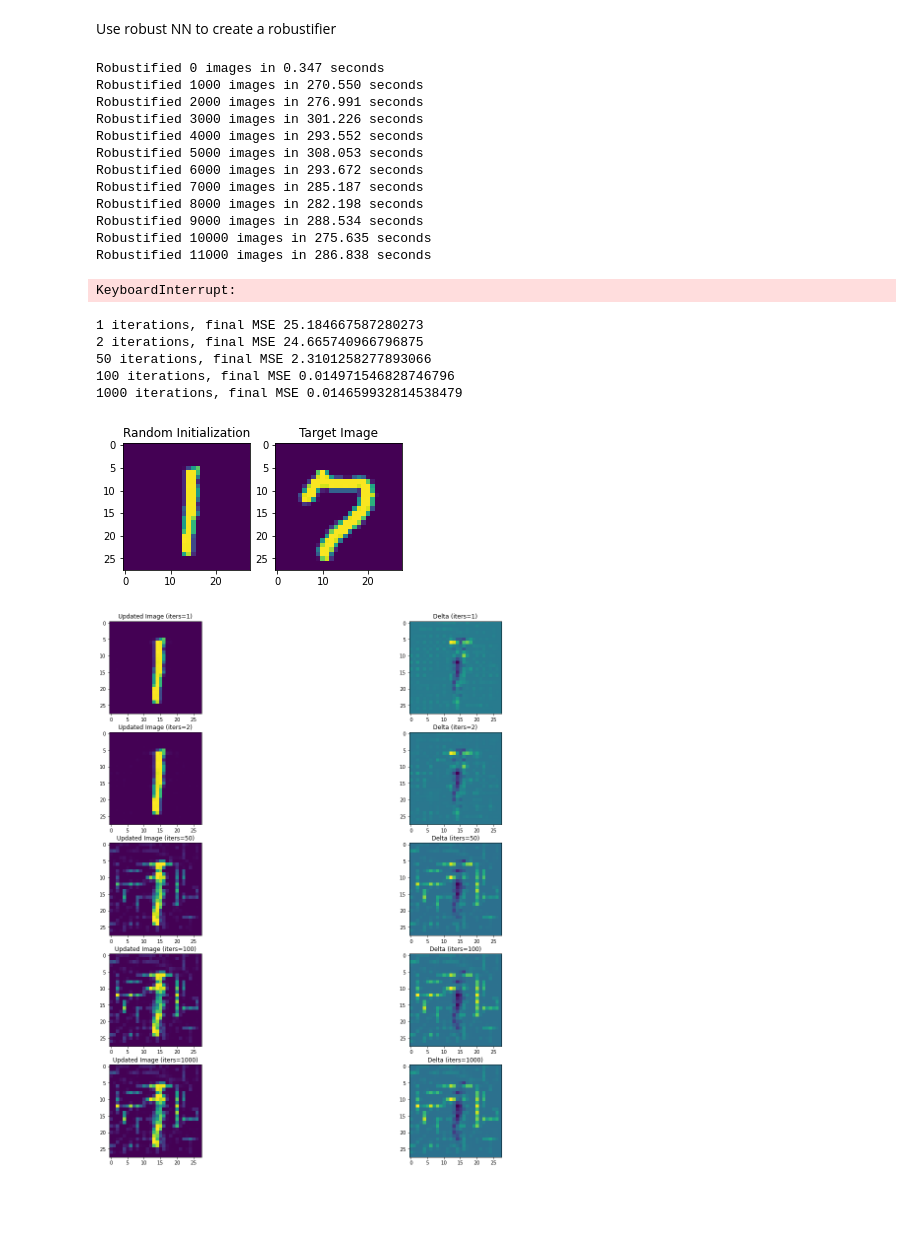
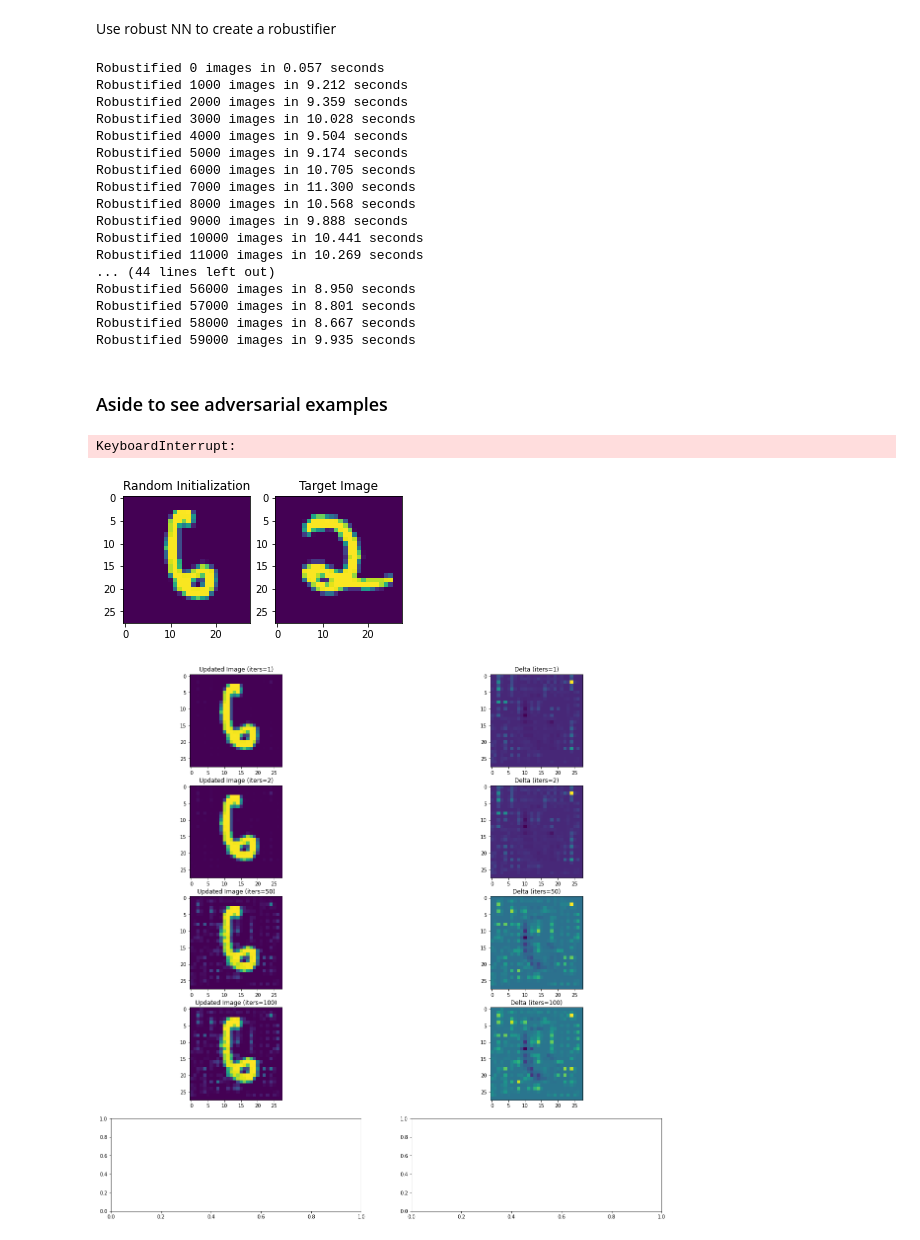
Before and after one commit to kchare/advex_notbugs_features, a Jupyter notebook: notebooks/robust_feature_extraction.ipynb, the cells around one changed output. Cells and saved outputs as stored; diff of their text form; code cells hidden in the pictures; blank space fills up the shorter version.

```diff
--- a/notebooks/robust_feature_extraction.ipynb
+++ b/notebooks/robust_feature_extraction.ipynb
@@ -86,0 +156,13 @@ def pgd_linf(model, X, y, epsilon, alpha, num_iter):
+# %%
+test_model = build_cnn_model(1, 32)
+for b in train_ds.unbatch():
+    X, y = b
+    X = tf.expand_dims(X, 0)
+    delta = pgd_l2_adv(test_model, X, y, epsilon=0.1, alpha=1, num_iter=50)
+#     delta = pgd_linf(test_model, X, y, epsilon=0.1, alpha=1e-2, num_iter=50)
+
+    Xd = X + delta
+    break
+fig, axs = plt.subplots(2)
+axs[0].imshow(np.squeeze(X))
+axs[1].imshow(np.squeeze(Xd))
@@ -104,8 +247,9 @@ for n in range(EPOCHS):
         X, y = b
 
         # Apply attack during training as well as testing
-        delta = fgsm_attack(robust_model, X, y, 0.02)
-#         delta = pgd_linf(robust_model, X, y, epsilon=0.1, alpha=1e-2, num_iter=40)
+#         delta = fgsm_attack(robust_model, X, y, 0.02)
+        delta = pgd_l2_adv(robust_model, X, y, bounded=True, epsilon=0.1, alpha=1e-2, num_iter=40)
+#         delta = pgd_linf(robust_model, X, y, epsilon=0.1, alpha=1e-1, num_iter=40)
         Xd = X + delta
 
         l, acc = robust_model.train_on_batch(Xd, y)
@@ -181,21 +295,24 @@ def pgd_l2(model, X, y, alpha, num_iter):
 # %%
 unbatched_train = train_ds.unbatch()
+# %%
+last_img = list(unbatched_train.as_numpy_iterator())[-1][0]
 # %%
 robust_train = []
 orig_labels = []
 iters = 100
 example = False
+# initialize random image as last image in dataset
+rand_img = last_img
+rand_img = tf.expand_dims(rand_img, axis=0)
+
 start_time = time.time()
 for i, (img, label) in enumerate(unbatched_train):
     # data point we want to get robust features for
     curr_img = tf.expand_dims(img, axis=0)
     goal_representation = robustifier(curr_img)
 
-    # starting point for PGD is another point in the dataset
-    rand_img = next(unbatched_train.shuffle(int(1e6)).take(1).as_numpy_iterator())[0]
-    rand_img = tf.expand_dims(rand_img, axis=0)
 
-    learned_delta = pgd_l2(robustifier, rand_img, goal_representation, alpha=0.1, num_iter=iters)
+    learned_delta = pgd_l2_robust(robustifier, rand_img, goal_representation, alpha=0.1, num_iter=iters)
     robust_update = (rand_img + learned_delta)[0,:,:,:] # trim off first dim
     robust_train.append(robust_update)
     orig_labels.append(label)
@@ -204,55 +321,60 @@ for i, (img, label) in enumerate(unbatched_train):
         elapsed = time.time() - start_time
         print(f'Robustified {i} images in {elapsed:0.3f} seconds')
         start_time = time.time()
+
+    # reset random image to be previous image
+    rand_img = curr_img.numpy()
 # %% [output]
-Robustified 0 images in 0.347 seconds
-Robustified 1000 images in 270.550 seconds
-Robustified 2000 images in 276.991 seconds
-Robustified 3000 images in 301.226 seconds
-Robustified 4000 images in 293.552 seconds
-Robustified 5000 images in 308.053 seconds
-Robustified 6000 images in 293.672 seconds
-Robustified 7000 images in 285.187 seconds
-Robustified 8000 images in 282.198 seconds
-Robustified 9000 images in 288.534 seconds
-Robustified 10000 images in 275.635 seconds
-Robustified 11000 images in 286.838 seconds
+Robustified 0 images in 0.057 seconds
+Robustified 1000 images in 9.212 seconds
+Robustified 2000 images in 9.359 seconds
+Robustified 3000 images in 10.028 seconds
+Robustified 4000 images in 9.504 seconds
+Robustified 5000 images in 9.174 seconds
+Robustified 6000 images in 10.705 seconds
+Robustified 7000 images in 11.300 seconds
+Robustified 8000 images in 10.568 seconds
+Robustified 9000 images in 9.888 seconds
+Robustified 10000 images in 10.441 seconds
+Robustified 11000 images in 10.269 seconds
+... (44 lines left out)
+Robustified 56000 images in 8.950 seconds
+Robustified 57000 images in 8.801 seconds
+Robustified 58000 images in 8.667 seconds
+Robustified 59000 images in 9.935 seconds
-KeyboardInterrupt:
+# %% [markdown]
+### Aside to see adversarial examples
 # %%
 example = True
 for img, label in unbatched_train:
     # data point we want to get robust features for
     curr_img = tf.expand_dims(img, axis=0)
     goal_representation = robustifier(curr_img)
 
     # starting point for PGD is another point in the dataset
     rand_img = next(unbatched_train.shuffle(int(1e6)).take(1).as_numpy_iterator())[0]
     rand_img = tf.expand_dims(rand_img, axis=0)
 
     fig, starts = plt.subplots(1,2,figsize=(5,5))
     starts = starts.flatten()
     starts[0].imshow(rand_img[0,:,:,:].numpy())
     starts[0].set_title('Random Initialization')
     starts[1].imshow(curr_img[0,:,:,:])
     starts[1].set_title('Target Image')
 
     fig, axs = plt.subplots(5, 2, figsize=(20,20))
     for i, iters in enumerate([1,2,50,100,1000]):
-        learned_delta = pgd_l2(robustifier, rand_img, goal_representation, alpha=0.1, num_iter=iters)
+        learned_delta = pgd_l2_robust(robustifier, rand_img, goal_representation, alpha=0.1, num_iter=iters)
         robust_update = (rand_img + learned_delta)[0,:,:,:] # trim off first dim
 
         axs[i][0].imshow(robust_update)
         axs[i][0].set_title(f'Updated Image (iters={iters})')
         axs[i][1].imshow(learned_delta[0,:,:,:])
         axs[i][1].set_title(f'Delta (iters={iters})')
 
     break
 # %% [output]
-1 iterations, final MSE 25.184667587280273
-2 iterations, final MSE 24.665740966796875
-50 iterations, final MSE 2.3101258277893066
-100 iterations, final MSE 0.014971546828746796
-1000 iterations, final MSE 0.014659932814538479
+KeyboardInterrupt:
-[figure, old version]
+[figure, new version]
-[figure, old version]
+[figure, new version]
 # %% [markdown]
```
Also changed, not shown: parts of 15 cells of this notebook.
